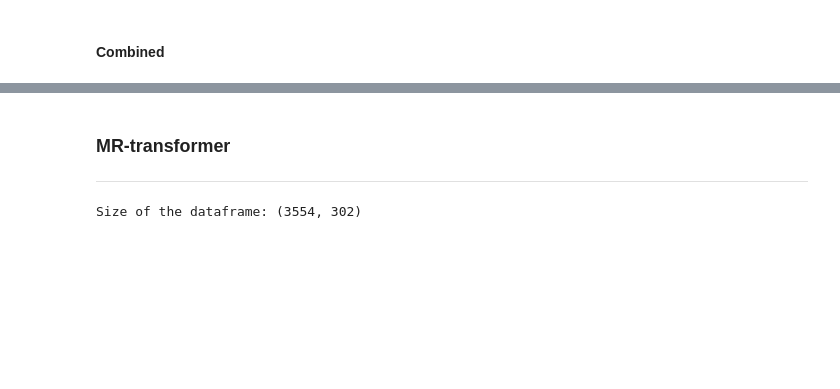
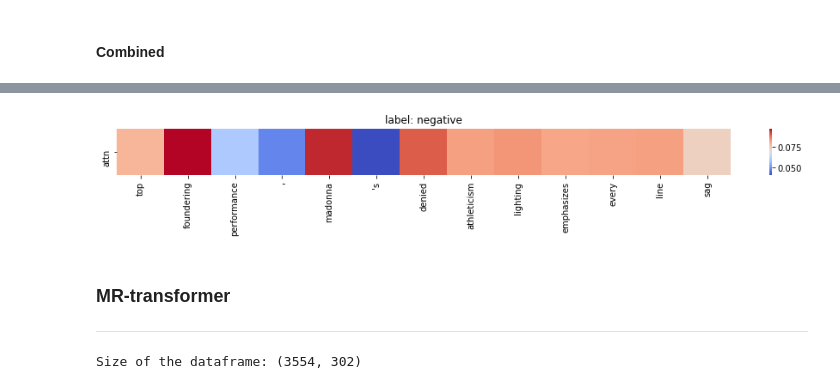
Before and after one commit to gdh14/gnn_and_att_on_nlp, a Jupyter notebook: text_classification/baselines/visualization_mr.ipynb, the cells around one changed output, grey strips where cells are left out. Drawn from its saved outputs; the diff is of its cells as text; code cells hidden in the pictures; blank space fills up the shorter version.

```diff
--- a/text_classification/baselines/visualization_mr.ipynb
+++ b/text_classification/baselines/visualization_mr.ipynb
@@ -177,3 +229,7 @@ sns.scatterplot(
+# %%
+plot_attention_weights(3553, texts, labels, seq_lens, attns, max_tokens=80)
+# %% [output]
+[figure, added]
 # %% [markdown]
 ### MR-transformer
 ---
```
Also changed, not shown: parts of 56 cells of this notebook, 13 other files.
